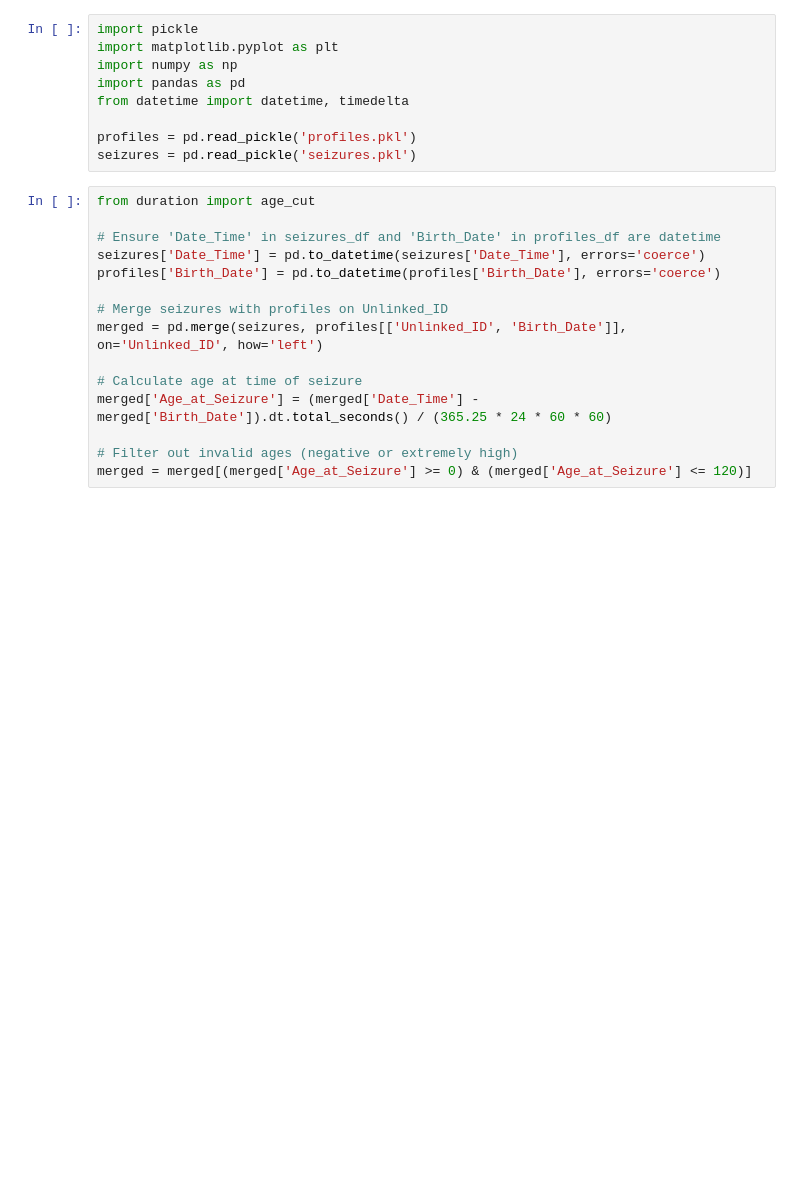
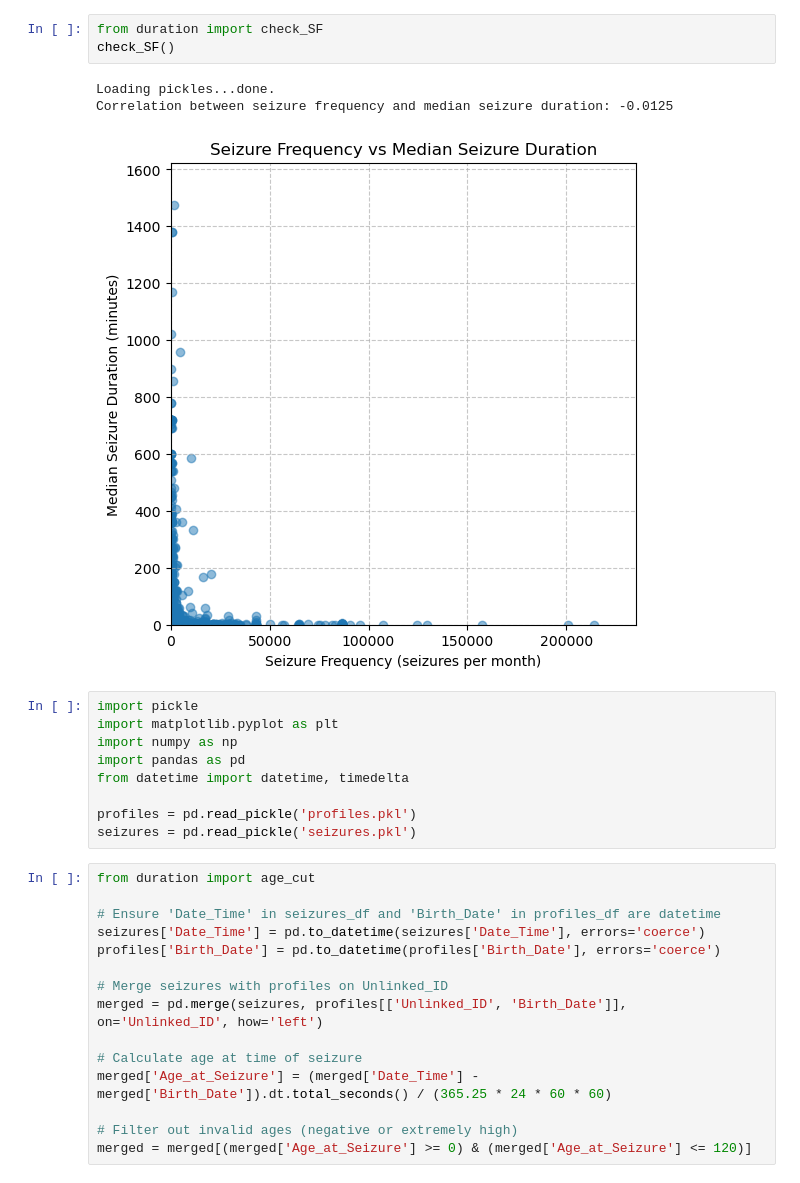
Before and after one commit to GoldenholzLab/sz_duration, a Jupyter notebook: for_paper.ipynb, the cells around one changed output. Saved outputs shown, nothing was run; the diff lists cells and outputs as text; blank space fills up the shorter version.

```diff
--- a/for_paper.ipynb
+++ b/for_paper.ipynb
@@ -42,6 +44,13 @@ pickone,Unknown*,child,4607,4607,15.0,1.1
 pickone,Unknown*,adult,3374,3374,40.0,2.0
 [figure]
 ... (30 outputs left out)
+# %%
+from duration import check_SF
+check_SF()
+# %% [output]
+Loading pickles...done.
+Correlation between seizure frequency and median seizure duration: -0.0125
+[figure, added]
 # %%
 import pickle
 import matplotlib.pyplot as plt
```
Also changed, not shown: parts of 5 cells of this notebook, 10 other files.
